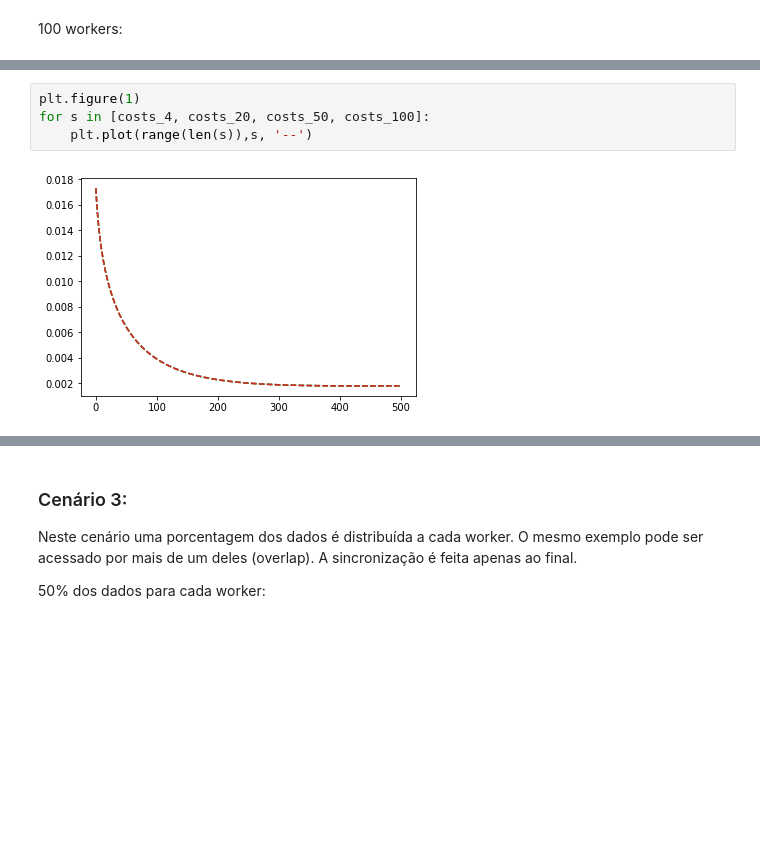
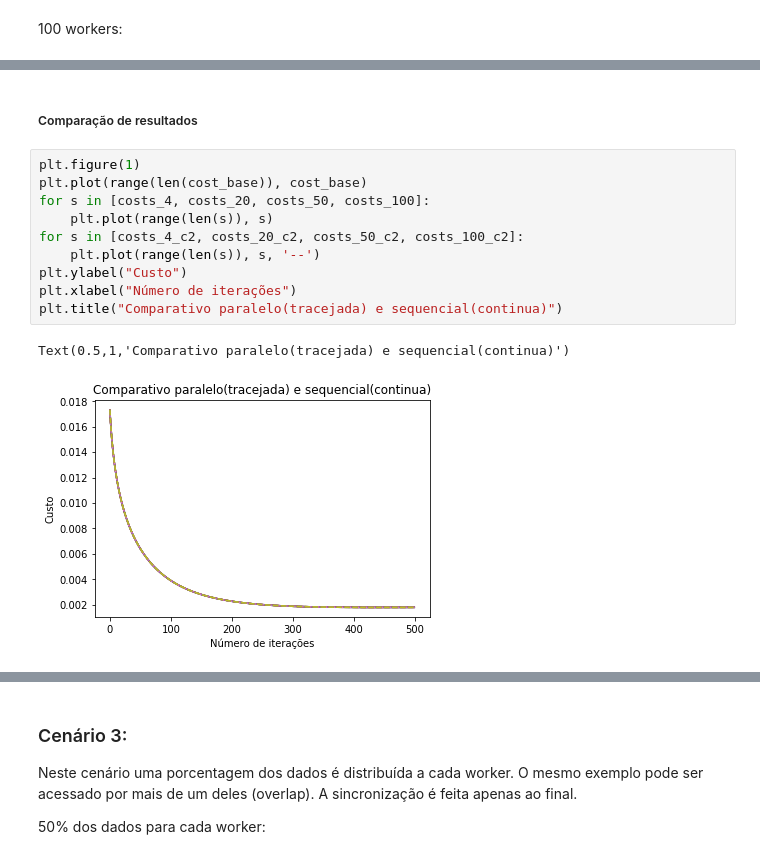
Before and after one commit to jcolares/gdp, a Jupyter notebook: GDParalelo.ipynb, the cells around one changed output, grey strips where cells are left out. Drawn from its saved outputs; the diff is of its cells as text; blank space fills up the shorter version.

```diff
--- a/GDParalelo.ipynb
+++ b/GDParalelo.ipynb
@@ -303,6 +227,15 @@ plt.plot(range(len(costs_100)),costs_100)
+# %% [markdown]
+##### Comparação de resultados
 # %%
 plt.figure(1)
+plt.plot(range(len(cost_base)), cost_base)
 for s in [costs_4, costs_20, costs_50, costs_100]:
-    plt.plot(range(len(s)),s, '--')
+    plt.plot(range(len(s)), s)
+for s in [costs_4_c2, costs_20_c2, costs_50_c2, costs_100_c2]:
+    plt.plot(range(len(s)), s, '--')
+plt.ylabel("Custo")
+plt.xlabel("Número de iterações")
+plt.title("Comparativo paralelo(tracejada) e sequencial(continua)")
 # %% [output]
+Text(0.5,1,'Comparativo paralelo(tracejada) e sequencial(continua)')
-[figure, old version]
+[figure, new version]
```
Also changed, not shown: parts of 57 cells of this notebook, 1 other file.
